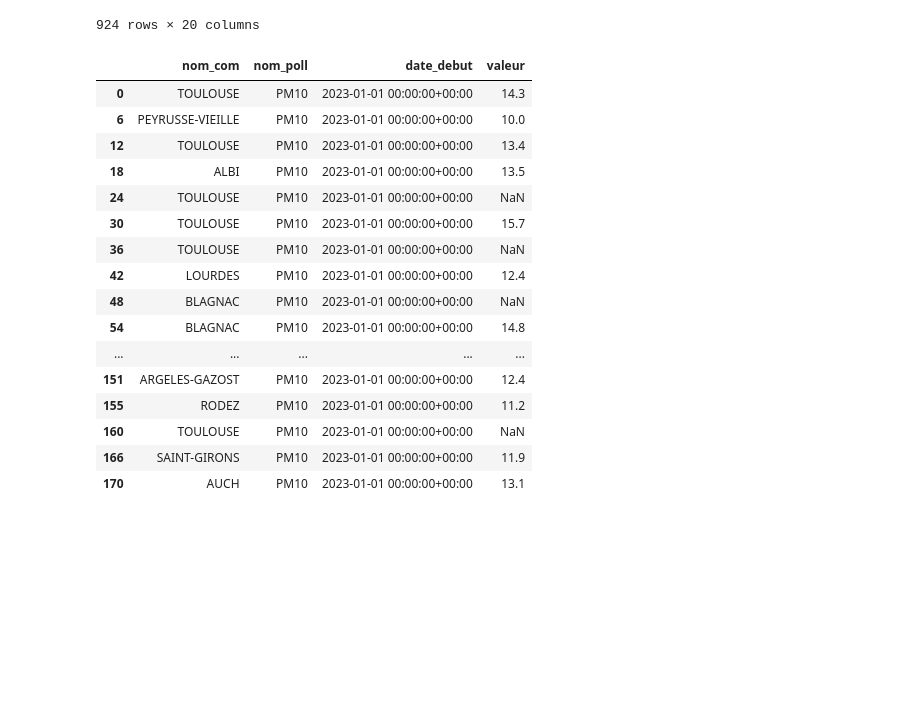
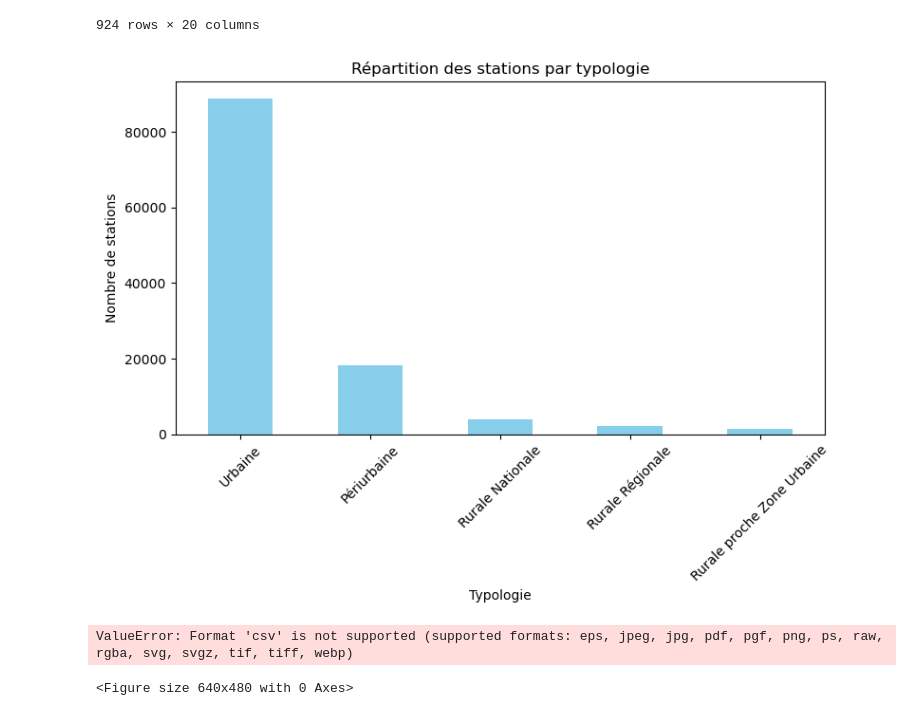
Before and after one commit to Mario-Lapi/PROJET-Pollution_en_Occitanie, a Jupyter notebook: Untitled.ipynb, the cells around one changed output. Drawn from its saved outputs; the diff is of its cells as text; code cells hidden in the pictures; blank space fills up the shorter version.

Commit message:
graph

```diff
--- a/Untitled.ipynb
+++ b/Untitled.ipynb
@@ -23,30 +23,35 @@ data[data["nom_poll"]=="PM10"][["nom_com","nom_poll","date_debut","valeur"]].to_
 # %%
 data1=pd.read_csv("villes-avec-polluant-PM10.csv")
 data1['date_debut'] = pd.to_datetime(data1['date_debut'])
-# %%
-data1["date_debut"].max()
-data1[data1.date_debut >"2022-12-31"]
-# %% [output]
-|  | nom_com | nom_poll | date_debut | valeur |
-| 0 | TOULOUSE | PM10 | 2023-01-01 00:00:00+00:00 | 14.3 |
-| 6 | PEYRUSSE-VIEILLE | PM10 | 2023-01-01 00:00:00+00:00 | 10.0 |
-| 12 | TOULOUSE | PM10 | 2023-01-01 00:00:00+00:00 | 13.4 |
-| 18 | ALBI | PM10 | 2023-01-01 00:00:00+00:00 | 13.5 |
-| 24 | TOULOUSE | PM10 | 2023-01-01 00:00:00+00:00 | NaN |
-| 30 | TOULOUSE | PM10 | 2023-01-01 00:00:00+00:00 | 15.7 |
-| 36 | TOULOUSE | PM10 | 2023-01-01 00:00:00+00:00 | NaN |
-| 42 | LOURDES | PM10 | 2023-01-01 00:00:00+00:00 | 12.4 |
-| 48 | BLAGNAC | PM10 | 2023-01-01 00:00:00+00:00 | NaN |
-| 54 | BLAGNAC | PM10 | 2023-01-01 00:00:00+00:00 | 14.8 |
-| ... | ... | ... | ... | ... |
-| 151 | ARGELES-GAZOST | PM10 | 2023-01-01 00:00:00+00:00 | 12.4 |
-| 155 | RODEZ | PM10 | 2023-01-01 00:00:00+00:00 | 11.2 |
-| 160 | TOULOUSE | PM10 | 2023-01-01 00:00:00+00:00 | NaN |
-| 166 | SAINT-GIRONS | PM10 | 2023-01-01 00:00:00+00:00 | 11.9 |
-| 170 | AUCH | PM10 | 2023-01-01 00:00:00+00:00 | 13.1 |
 # %%
 liste_ville=["SAINT-GIRONS","RODEZ","NIMES","TOULOUSE","AUCH","MONTPELLIER","TARBES","PERPIGNAN","ALBI","MONTAUBAN"]
 # %%
 data2=data1[data1['nom_com'].isin(liste_ville)]
 data2=data2[data2.date_debut >"2022-12-31"]
 data2.to_csv("villes_PM10.csv",index=False)
+# %%
+import pandas as pd
+import matplotlib.pyplot as plt
+
+# Charger vos données dans un DataFrame
+data = pd.read_csv('Mesure_horaire_(30j)_Region_Occitanie_Polluants_Reglementaires.csv')
+
+# Compter le nombre de stations par typologie
+stations_par_typologie = data['typologie'].value_counts()
+# %%
+# Créer un diagramme à barres pour représenter la répartition des stations par typologie
+plt.figure(figsize=(8, 6))
+stations_par_typologie.plot(kind='bar', color='skyblue')
+plt.title('Répartition des stations par typologie')
+plt.xlabel('Typologie')
+plt.ylabel('Nombre de stations')
+plt.xticks(rotation=45)
+plt.tight_layout()
+plt.show()(plt.savefig('Répartition des stations par typologie.csv'))
+# Supposons que votre graphe est stocké dans une variable "fig"
+plt.savefig('C:\\Users\\SCD UM\\Desktop\\Nouveau dossier\\Répartition des stations par typologie.png')  # Enregistrement du graphe dans un dossier spécifique
+data.to_csv('Repartition_des_stations_par_typologie.csv', index=False)
+# %% [output]
+[figure, added]
+ValueError: Format 'csv' is not supported (supported formats: eps, jpeg, jpg, pdf, pgf, png, ps, raw, rgba, svg, svgz, tif, tiff, webp)
+<Figure size 640x480 with 0 Axes>
```
Also changed, not shown: 1 other file.
